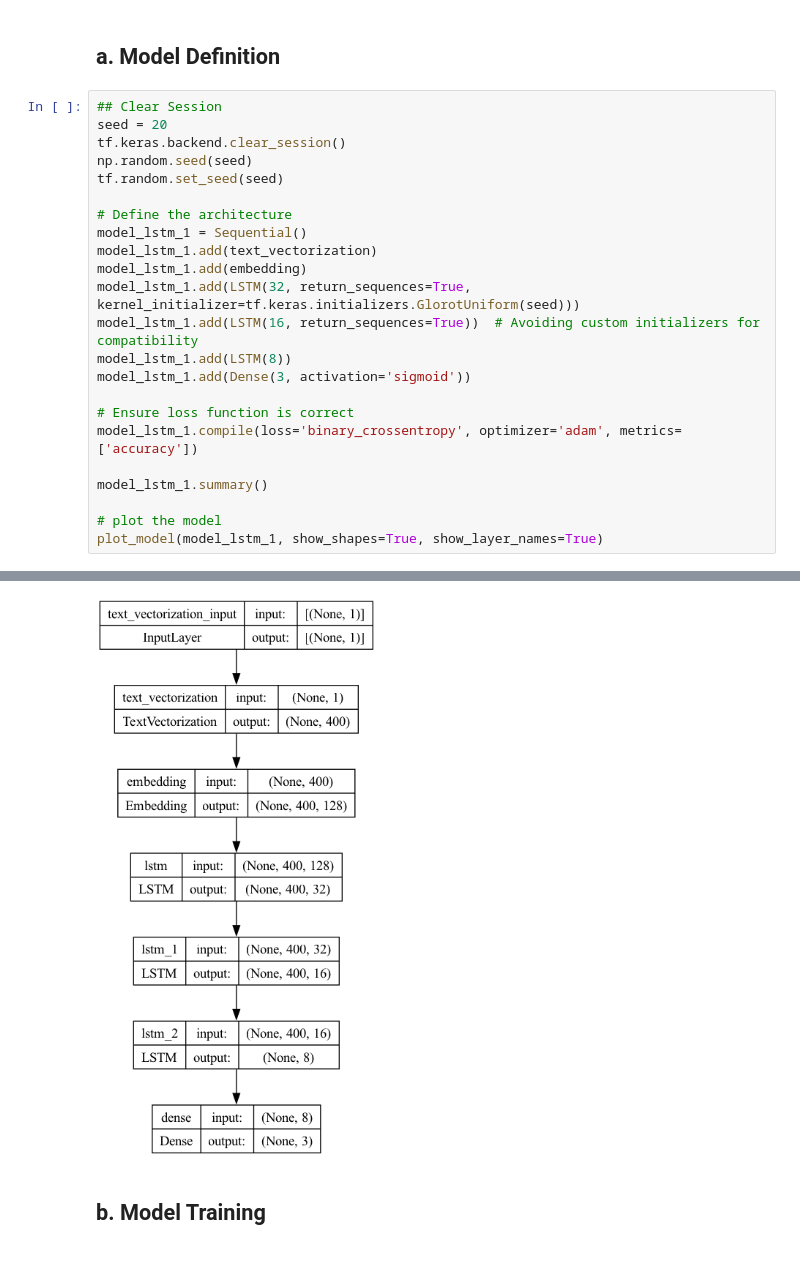
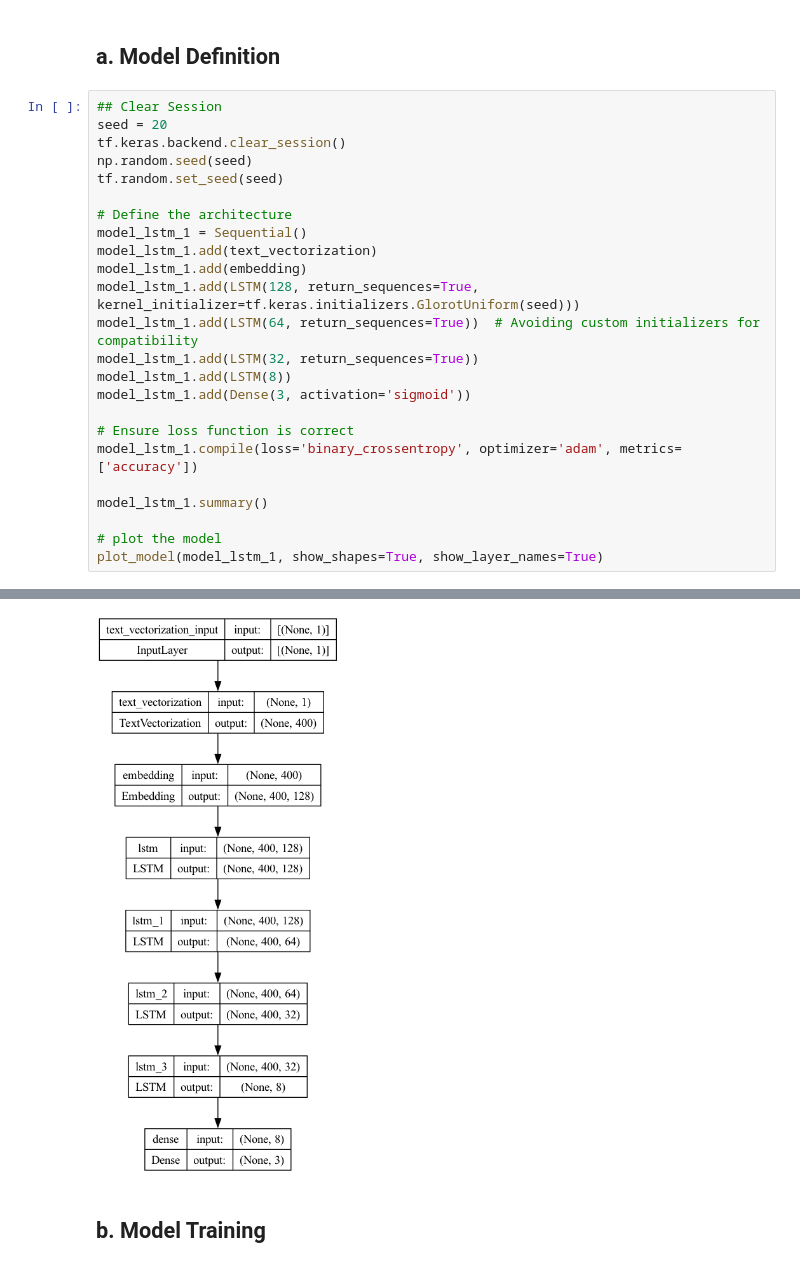
Before and after one commit to FTDS-assignment-bay/p2-final-project-ftds-016-hck-group-001, a Jupyter notebook: model_building.ipynb, the cells around one changed output, grey strips where cells are left out. Cells and saved outputs as stored; diff of their text form.

Commit message:
update improve model with different architecture

```diff
--- a/model_building.ipynb
+++ b/model_building.ipynb
@@ -277,8 +277,9 @@ tf.random.set_seed(seed)
 model_lstm_1 = Sequential()
 model_lstm_1.add(text_vectorization)
 model_lstm_1.add(embedding)
-model_lstm_1.add(LSTM(32, return_sequences=True, kernel_initializer=tf.keras.initializers.GlorotUniform(seed)))
-model_lstm_1.add(LSTM(16, return_sequences=True))  # Avoiding custom initializers for compatibility
+model_lstm_1.add(LSTM(128, return_sequences=True, kernel_initializer=tf.keras.initializers.GlorotUniform(seed)))
+model_lstm_1.add(LSTM(64, return_sequences=True))  # Avoiding custom initializers for compatibility
+model_lstm_1.add(LSTM(32, return_sequences=True))
 model_lstm_1.add(LSTM(8))
 model_lstm_1.add(Dense(3, activation='sigmoid'))
 
@@ -308,6 +309,6 @@ Trainable params: 1304571 (4.98 MB)
 Non-trainable params: 0 (0.00 Byte)
 _________________________________________________________________
-[figure, old version]
+[figure, new version]
 # %% [markdown]
 ## b. Model Training
 # %%
```
Also changed, not shown: parts of 11 cells of this notebook, 1 other file.
